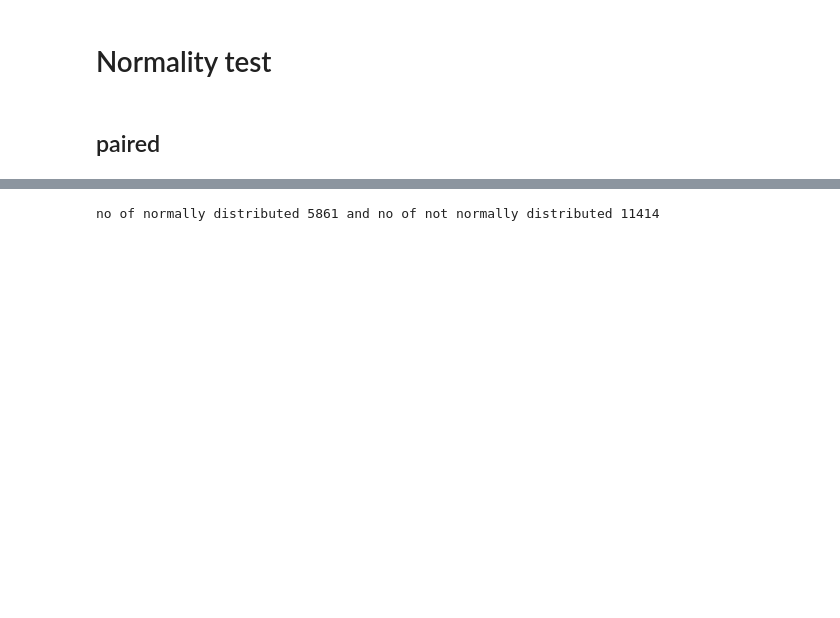
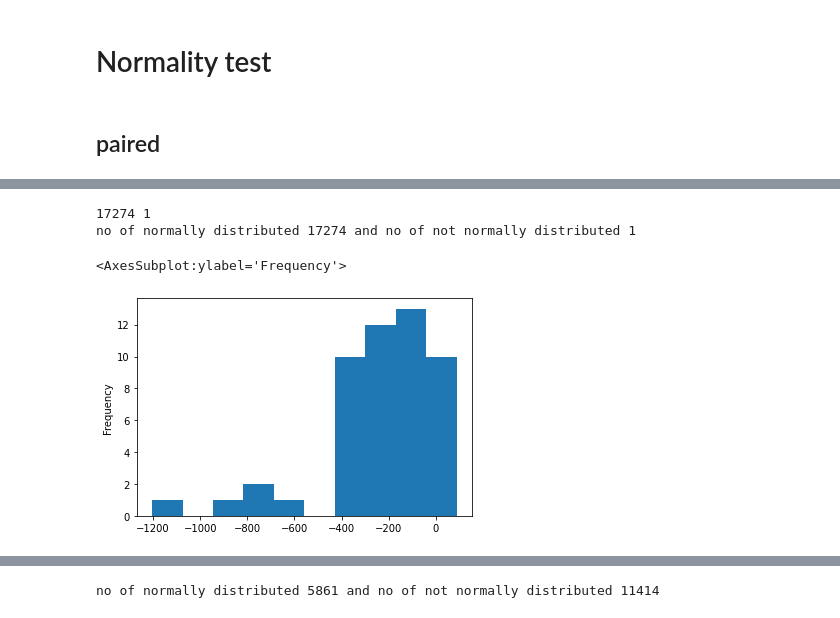
Before and after one commit to FatmaGad25/Bioinformatics_Final_project, a Jupyter notebook: final-I.ipynb, the cells around one changed output, grey strips where cells are left out. Saved outputs shown, nothing was run; the diff lists cells and outputs as text; code cells hidden in the pictures; blank space fills up the shorter version.

```diff
--- a/final-I.ipynb
+++ b/final-I.ipynb
@@ -115,0 +147,4 @@ array([62.12, 130.6, 33.06, 35.5, 73.03, 60.39, 92.05, 66.65, 54.33,
+# %%
+diff = normal_x.iloc[:,2:] - cancer_x.iloc[:,2:]
+print(diff.shape)
+diff.head(5)
@@ -115,0 +160,24 @@ array([62.12, 130.6, 33.06, 35.5, 73.03, 60.39, 92.05, 66.65, 54.33,
+# %%
+non=0
+normm = 0
+for i in range (len(diff)):
+        sample = np.array(diff.iloc[i])
+        stat,pval = stats.shapiro(sample)
+        if pval > 0.05 :
+            diff.at[i,'paired'] = 'ND'
+            normm+=1
+        else:
+            diff.at[i,'paired'] = 'NOT'
+            non+=1
+norm = len(diff[diff['paired'] == 'ND'])
+Not = len(diff[diff['paired'] == 'NOT'])
+print(normm, non)
+print(f"no of normally distributed {norm} and no of not normally distributed {Not}")
+# %% [output]
+17274 1
+no of normally distributed 17274 and no of not normally distributed 1
+# %%
+diff[diff['paired']=='NOT'].iloc[0,:-1].plot.hist()
+# %% [output]
+<AxesSubplot:ylabel='Frequency'>
+[figure, added]
```
Also changed, not shown: parts of 12 cells of this notebook, 5 other files.
